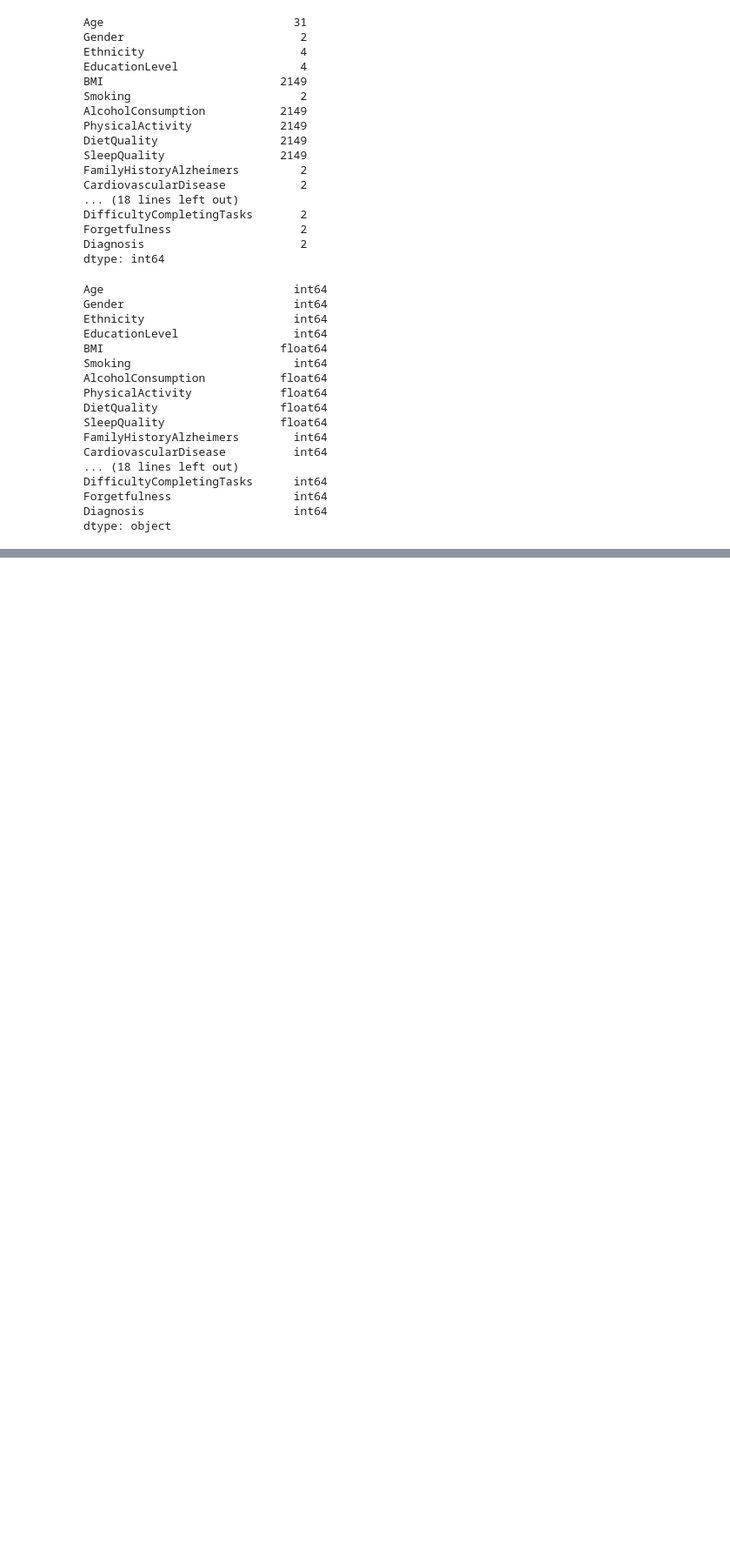
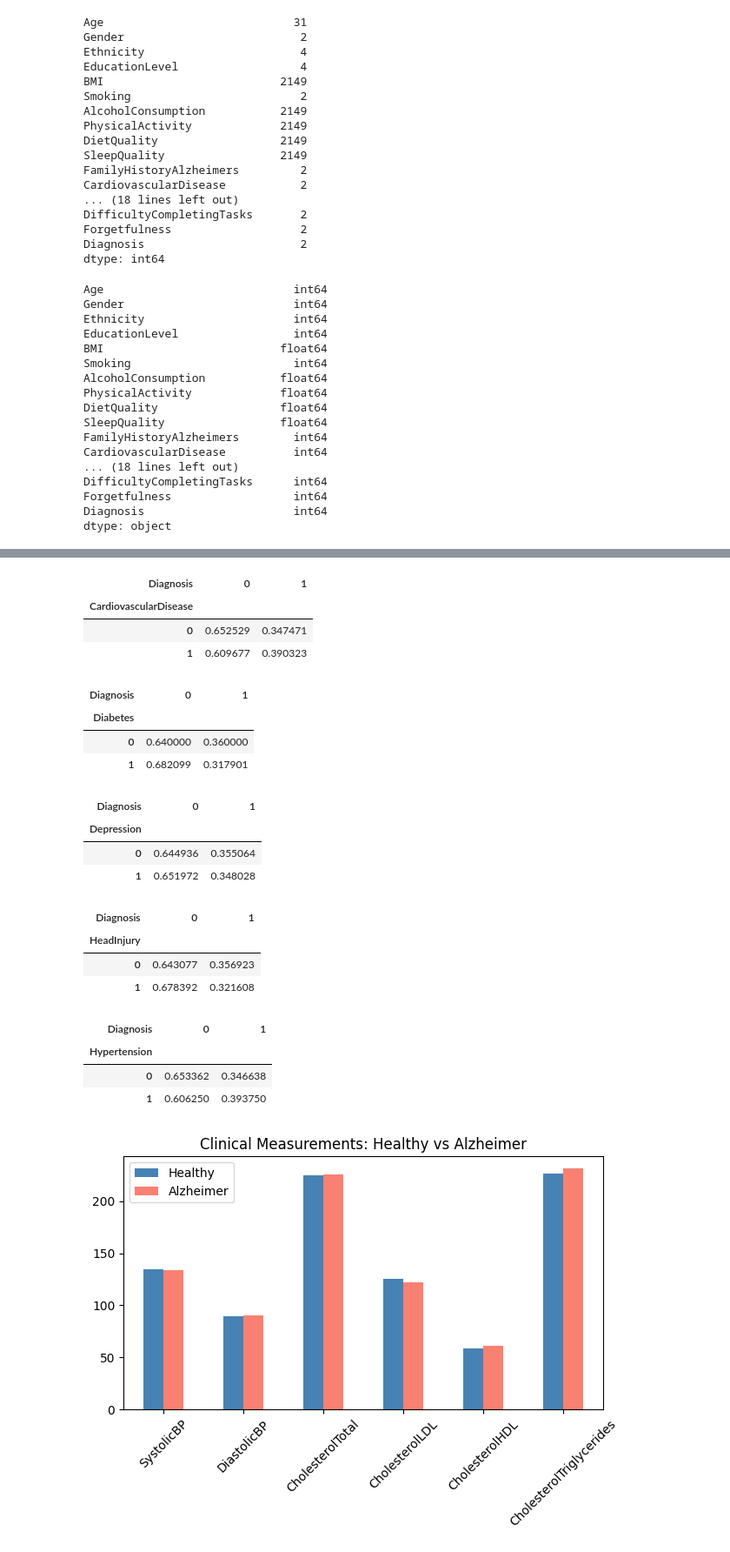
Before and after one commit to JanaMakary/Factors-Associated-with-Alzheimer-s, a Jupyter notebook: analysis.ipynb, the cells around one changed output, grey strips where cells are left out. Shown at 87% size. Drawn from its saved outputs; the diff is of its cells as text; code cells hidden in the pictures; blank space fills up the shorter version.

```diff
--- a/analysis.ipynb
+++ b/analysis.ipynb
@@ -174,0 +294,52 @@ dtype: object
+# %%
+pd.crosstab(df['CardiovascularDisease']
+            , df['Diagnosis'], normalize='index')
+# %% [output]
+| Diagnosis | 0 | 1 |
+| CardiovascularDisease |  |  |
+| 0 | 0.652529 | 0.347471 |
+| 1 | 0.609677 | 0.390323 |
+# %%
+pd.crosstab(df['Diabetes']
+            , df['Diagnosis'], normalize='index')
+# %% [output]
+| Diagnosis | 0 | 1 |
+| Diabetes |  |  |
+| 0 | 0.640000 | 0.360000 |
+| 1 | 0.682099 | 0.317901 |
+# %%
+pd.crosstab(df['Depression']
+            , df['Diagnosis'], normalize='index')
+# %% [output]
+| Diagnosis | 0 | 1 |
+| Depression |  |  |
+| 0 | 0.644936 | 0.355064 |
+| 1 | 0.651972 | 0.348028 |
+# %%
+pd.crosstab(df['HeadInjury']
+            , df['Diagnosis'], normalize='index')
+# %% [output]
+| Diagnosis | 0 | 1 |
+| HeadInjury |  |  |
+| 0 | 0.643077 | 0.356923 |
+| 1 | 0.678392 | 0.321608 |
+# %%
+pd.crosstab(df['Hypertension']
+            , df['Diagnosis'], normalize='index')
+# %% [output]
+| Diagnosis | 0 | 1 |
+| Hypertension |  |  |
+| 0 | 0.653362 | 0.346638 |
+| 1 | 0.606250 | 0.393750 |
+# %%
+clinical = ['SystolicBP', 'DiastolicBP', 'CholesterolTotal', 'CholesterolLDL', 'CholesterolHDL', 'CholesterolTriglycerides']
+
+#f.groupby('Diagnosis')[clinical].mean()
+df.groupby('Diagnosis')[clinical].mean().T.plot(kind='bar', color=['steelblue', 'salmon'])
+plt.title('Clinical Measurements: Healthy vs Alzheimer')
+plt.xticks(rotation=45)
+plt.legend(['Healthy', 'Alzheimer'])
+plt.tight_layout()
+plt.show()
+# %% [output]
+[figure, added]
```
Also changed, not shown: parts of 23 cells of this notebook.
